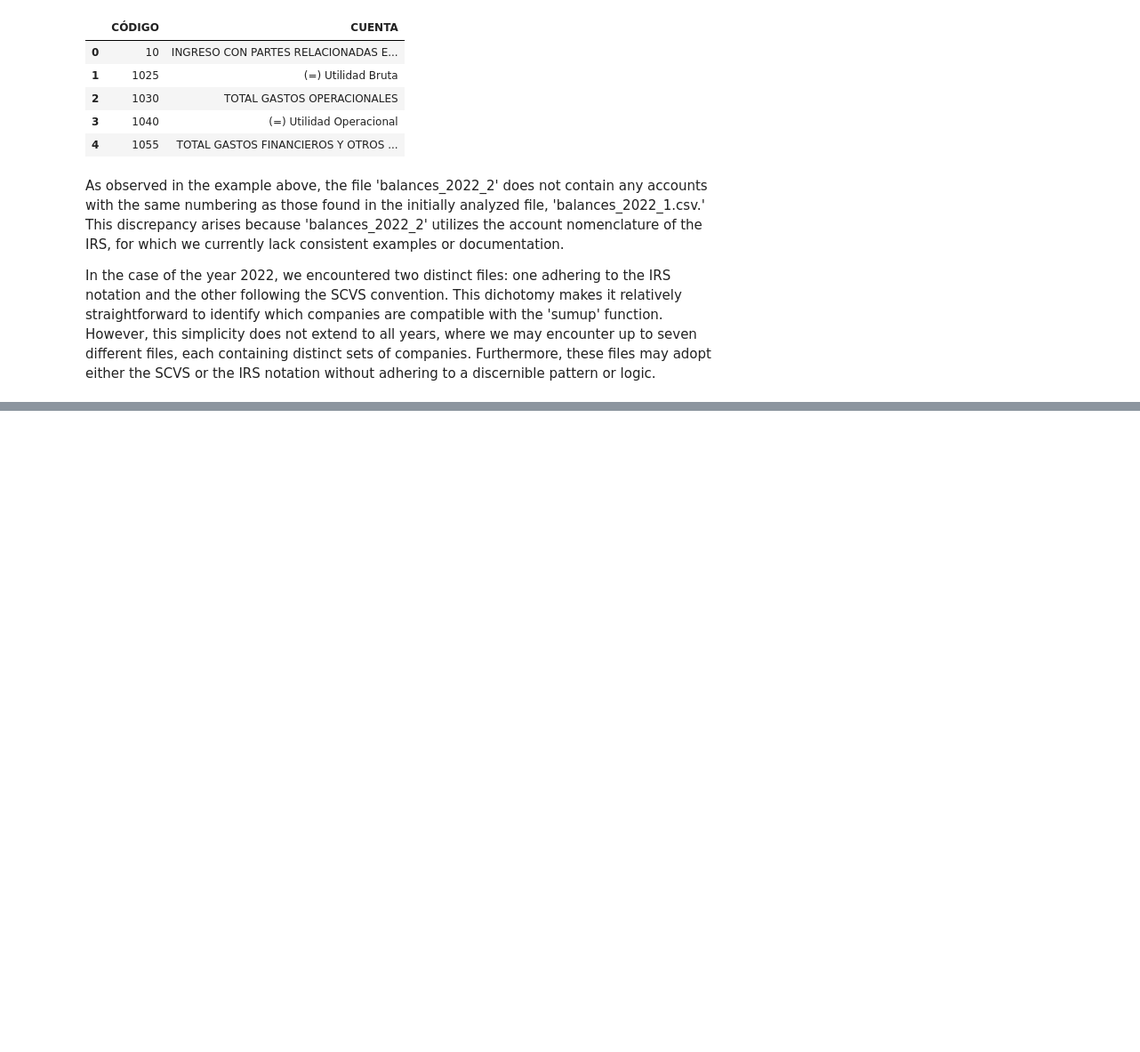
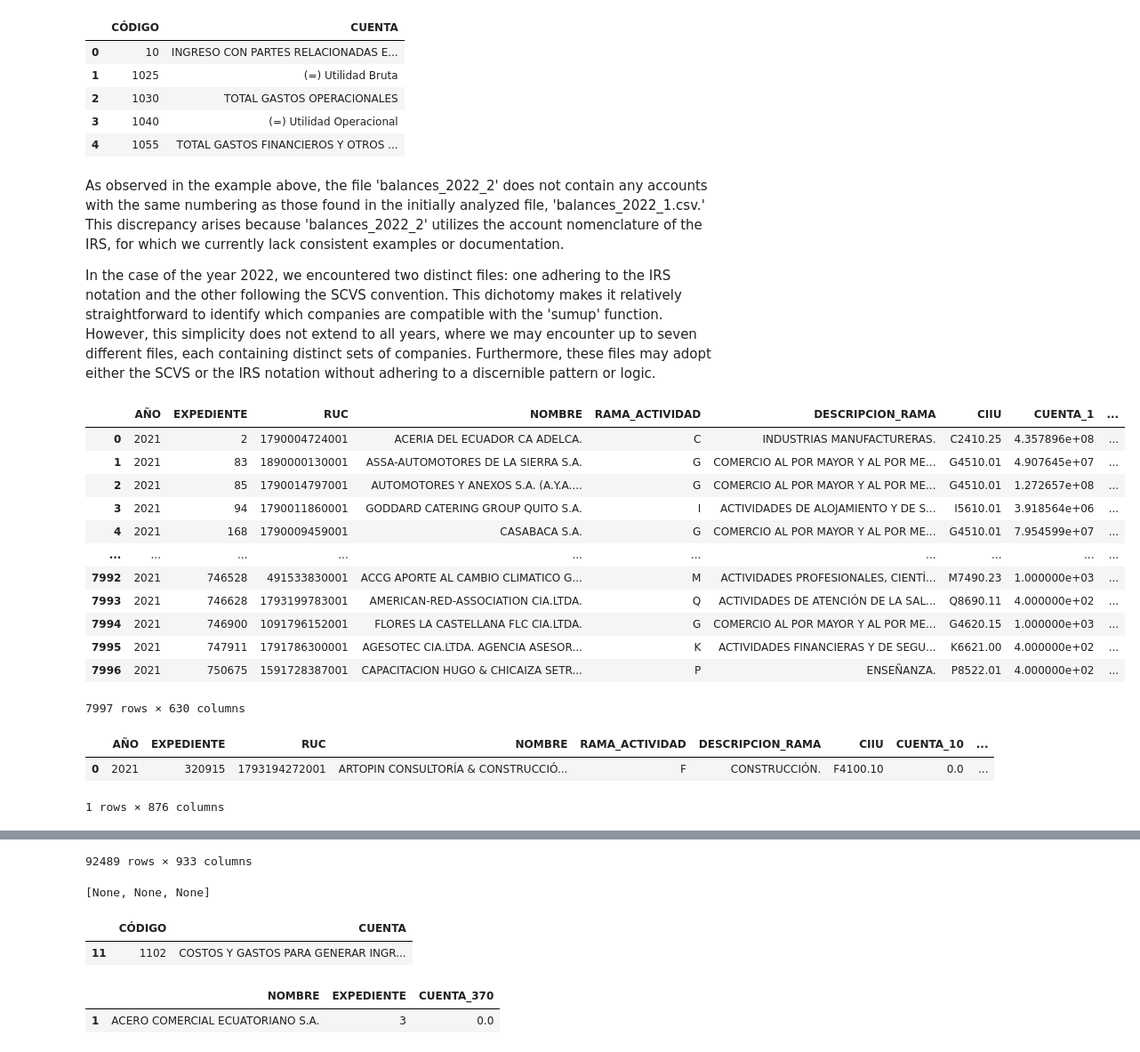
Before and after one commit to EdwinDuranH/FinancialViz, a Jupyter notebook: Generalizer.ipynb, the cells around one changed output, grey strips where cells are left out. Shown at 89% size. Saved outputs shown, nothing was run; the diff lists cells and outputs as text; code cells hidden in the pictures; blank space fills up the shorter version.

```diff
--- a/Generalizer.ipynb
+++ b/Generalizer.ipynb
@@ -396,15 +396,19 @@ def open_data(year):
         zip_ref.extractall("Financials")
     #Read Financial Statements
     balance_files = [i for i in os.listdir("Financials") if "balance" in i]
+    catalog_files = [i for i in os.listdir("Financials") if "catalog" in i]
     #Store the balance sheets of years within a list
     balance_dfs = []
     catalog_dfs = []
+    #Save balance files
     for file in balance_files:
         df = pd.read_csv(f"Financials/{file}",sep = "\t",encoding = "latin-1",low_memory = False)
-        dic = pd.read_csv(f"Financials/{file}",sep = "\t",encoding = "latin-1",header = None, names = ["CÓDIGO","CUENTA"])
         balance_dfs.append(df)
+    #Save catalog files
+    for file in catalog_files:
+        dic = pd.read_csv(f"Financials/{file}",sep = "\t",encoding = "latin-1",header = None, names = ["CÓDIGO","CUENTA"],low_memory = False)
         catalog_dfs.append(dic)
-    # Remove files once read by pandas
+    # Remove files once stored into RAM
     for i in [i for i in os.listdir("Financials") if "balances" in i or "catalogo" in i]:
         os.remove(f"Financials/{i}")
     #Set the correct dtypes
@@ -412,9 +416,9 @@ def open_data(year):
         for i in df.columns:
             df[i] = df[i].astype(str)
         #Set numeric variables to string.
-        for i in [i for i in df.columns if "CUENTA" in i]:
+        for i in [j for j in df.columns if "CUENTA" in j]:
             df[i] = df[i].apply(lambda x : x.replace(",","."))
             df[i] = df[i].apply(float)
-    return balance_dfs
+    return balance_dfs, catalog_dfs
 # %%
-balance_dfs = open_data(2021)
+balance_dfs,catalog_dfs = open_data(2021)
@@ -420,0 +431,20 @@ balance_dfs = open_data(2021)
+# %%
+#Verify the number of companies that adhere to which account nomenclature for 2021
+[display(i) for i in balance_dfs]
+# %% [output]
+|  | AÑO | EXPEDIENTE | RUC | NOMBRE | RAMA_ACTIVIDAD | DESCRIPCION_RAMA | CIIU | CUENTA_1 | ... |
+| 0 | 2021 | 2 | 1790004724001 | ACERIA DEL ECUADOR CA ADELCA. | C | INDUSTRIAS MANUFACTURERAS. | C2410.25 | 4.357896e+08 | ... |
+| 1 | 2021 | 83 | 1890000130001 | ASSA-AUTOMOTORES DE LA SIERRA S.A. | G | COMERCIO AL POR MAYOR Y AL POR ME... | G4510.01 | 4.907645e+07 | ... |
+| 2 | 2021 | 85 | 1790014797001 | AUTOMOTORES Y ANEXOS S.A. (A.Y.A.... | G | COMERCIO AL POR MAYOR Y AL POR ME... | G4510.01 | 1.272657e+08 | ... |
+| 3 | 2021 | 94 | 1790011860001 | GODDARD CATERING GROUP QUITO S.A. | I | ACTIVIDADES DE ALOJAMIENTO Y DE S... | I5610.01 | 3.918564e+06 | ... |
+| 4 | 2021 | 168 | 1790009459001 | CASABACA S.A. | G | COMERCIO AL POR MAYOR Y AL POR ME... | G4510.01 | 7.954599e+07 | ... |
+| ... | ... | ... | ... | ... | ... | ... | ... | ... | ... |
+| 7992 | 2021 | 746528 | 491533830001 | ACCG APORTE AL CAMBIO CLIMATICO G... | M | ACTIVIDADES PROFESIONALES, CIENTÍ... | M7490.23 | 1.000000e+03 | ... |
+| 7993 | 2021 | 746628 | 1793199783001 | AMERICAN-RED-ASSOCIATION CIA.LTDA. | Q | ACTIVIDADES DE ATENCIÓN DE LA SAL... | Q8690.11 | 4.000000e+02 | ... |
+| 7994 | 2021 | 746900 | 1091796152001 | FLORES LA CASTELLANA FLC CIA.LTDA. | G | COMERCIO AL POR MAYOR Y AL POR ME... | G4620.15 | 1.000000e+03 | ... |
+| 7995 | 2021 | 747911 | 1791786300001 | AGESOTEC CIA.LTDA. AGENCIA ASESOR... | K | ACTIVIDADES FINANCIERAS Y DE SEGU... | K6621.00 | 4.000000e+02 | ... |
+| 7996 | 2021 | 750675 | 1591728387001 | CAPACITACION HUGO & CHICAIZA SETR... | P | ENSEÑANZA. | P8522.01 | 4.000000e+02 | ... |
+7997 rows × 630 columns
+|  | AÑO | EXPEDIENTE | RUC | NOMBRE | RAMA_ACTIVIDAD | DESCRIPCION_RAMA | CIIU | CUENTA_10 | ... |
+| 0 | 2021 | 320915 | 1793194272001 | ARTOPIN CONSULTORÍA & CONSTRUCCIÓ... | F | CONSTRUCCIÓN. | F4100.10 | 0.0 | ... |
+1 rows × 876 columns
@@ -420,0 +463,15 @@ balance_dfs = open_data(2021)
+92489 rows × 933 columns
+[None, None, None]
+# %%
+a = catalog_dfs[2]
+b = a["CUENTA"].values
+a[a["CUENTA"] == "COSTOS Y GASTOS PARA GENERAR INGRESOS SUJETOS AL IMPUESTO A LA RENTA UNICO PARA LAS ACTIVIDADES DEL SECTOR BANANERO (PRODUCCION Y VENTA LOCAL)"]
+# %% [output]
+|  | CÓDIGO | CUENTA |
+| 11 | 1102 | COSTOS Y GASTOS PARA GENERAR INGR... |
+# %%
+c = balance_dfs[2]
+c[c["EXPEDIENTE"] == "3"][["NOMBRE","EXPEDIENTE","CUENTA_370"]]
+# %% [output]
+|  | NOMBRE | EXPEDIENTE | CUENTA_370 |
+| 1 | ACERO COMERCIAL ECUATORIANO S.A. | 3 | 0.0 |
```
Also changed, not shown: parts of 3 cells of this notebook, 1 other file.
